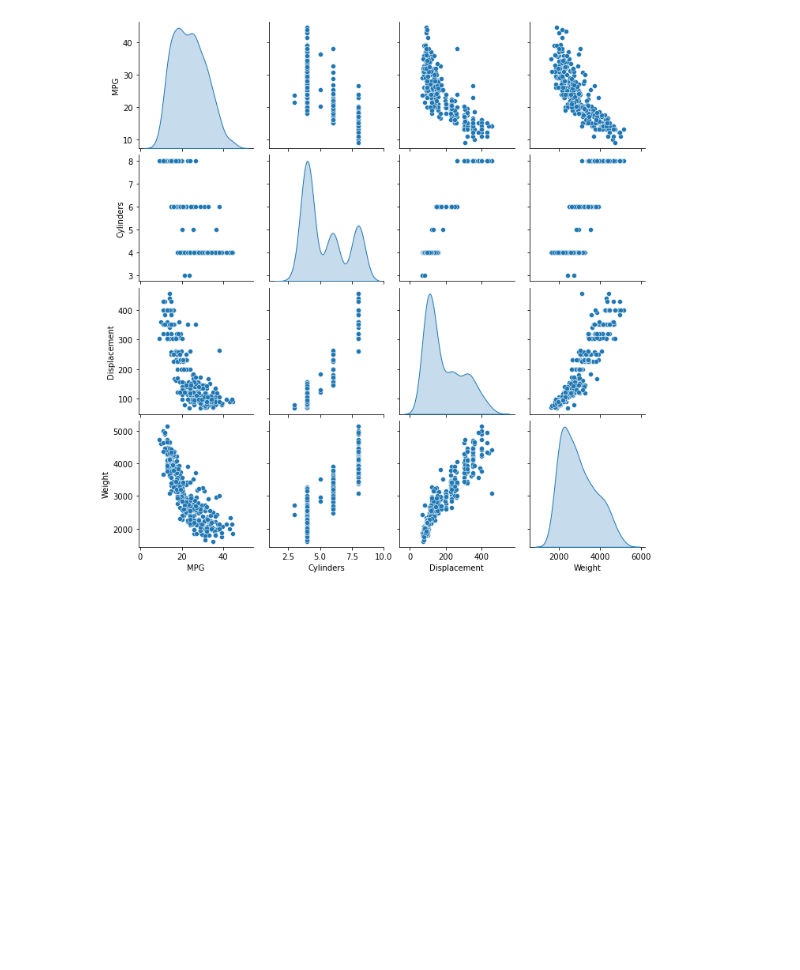
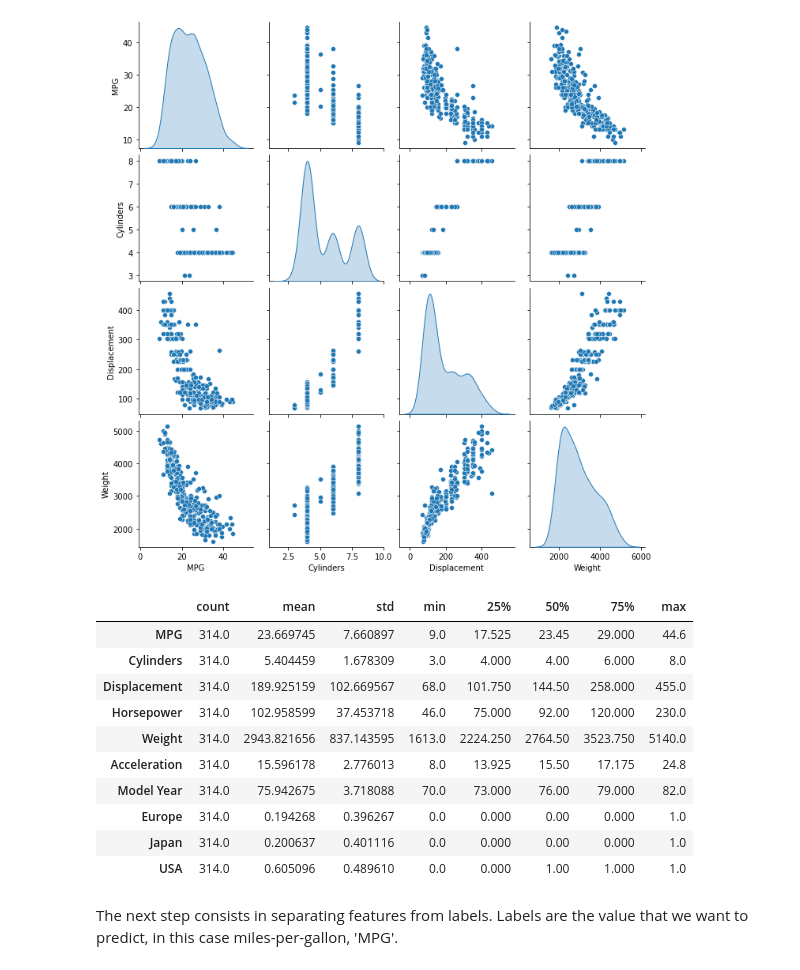
Before and after one commit to mtomasini/TensorFlowTraining, a Jupyter notebook: tf_regression_tutorial.ipynb, the cells around one changed output. Drawn from its saved outputs; the diff is of its cells as text; code cells hidden in the pictures; blank space fills up the shorter version.

```diff
--- a/tf_regression_tutorial.ipynb
+++ b/tf_regression_tutorial.ipynb
@@ -52,3 +52,19 @@ sns.pairplot(train_dataset[['MPG', 'Cylinders', 'Displacement', 'Weight']], diag
 # %% [output]
 <seaborn.axisgrid.PairGrid at 0x...>
 [figure]
+# %%
+train_dataset.describe().transpose()
+# %% [output]
+|  | count | mean | std | min | 25% | 50% | 75% | max |
+| MPG | 314.0 | 23.669745 | 7.660897 | 9.0 | 17.525 | 23.45 | 29.000 | 44.6 |
+| Cylinders | 314.0 | 5.404459 | 1.678309 | 3.0 | 4.000 | 4.00 | 6.000 | 8.0 |
+| Displacement | 314.0 | 189.925159 | 102.669567 | 68.0 | 101.750 | 144.50 | 258.000 | 455.0 |
+| Horsepower | 314.0 | 102.958599 | 37.453718 | 46.0 | 75.000 | 92.00 | 120.000 | 230.0 |
+| Weight | 314.0 | 2943.821656 | 837.143595 | 1613.0 | 2224.250 | 2764.50 | 3523.750 | 5140.0 |
+| Acceleration | 314.0 | 15.596178 | 2.776013 | 8.0 | 13.925 | 15.50 | 17.175 | 24.8 |
+| Model Year | 314.0 | 75.942675 | 3.718088 | 70.0 | 73.000 | 76.00 | 79.000 | 82.0 |
+| Europe | 314.0 | 0.194268 | 0.396267 | 0.0 | 0.000 | 0.00 | 0.000 | 1.0 |
+| Japan | 314.0 | 0.200637 | 0.401116 | 0.0 | 0.000 | 0.00 | 0.000 | 1.0 |
+| USA | 314.0 | 0.605096 | 0.489610 | 0.0 | 0.000 | 1.00 | 1.000 | 1.0 |
+# %% [markdown]
+The next step consists in separating features from labels. Labels are the value that we want to predict, in this case miles-per-gallon, 'MPG'.
```
Also changed, not shown: parts of 4 cells of this notebook.
